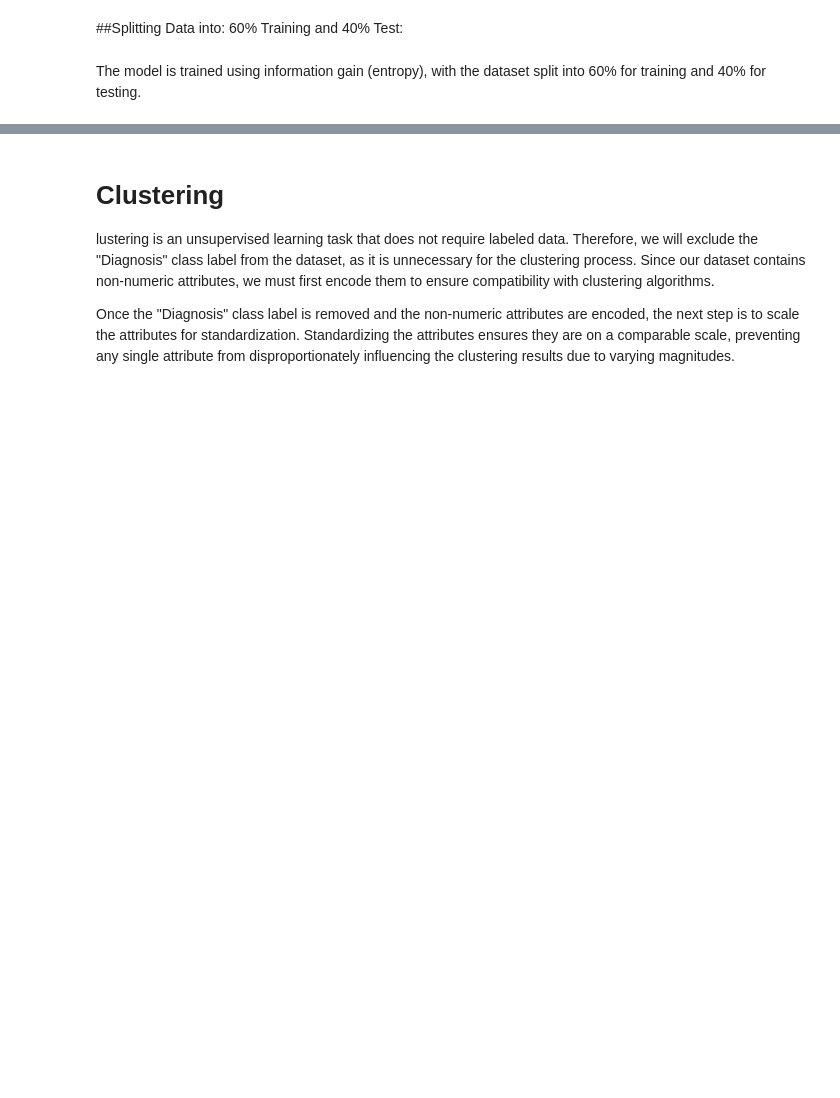
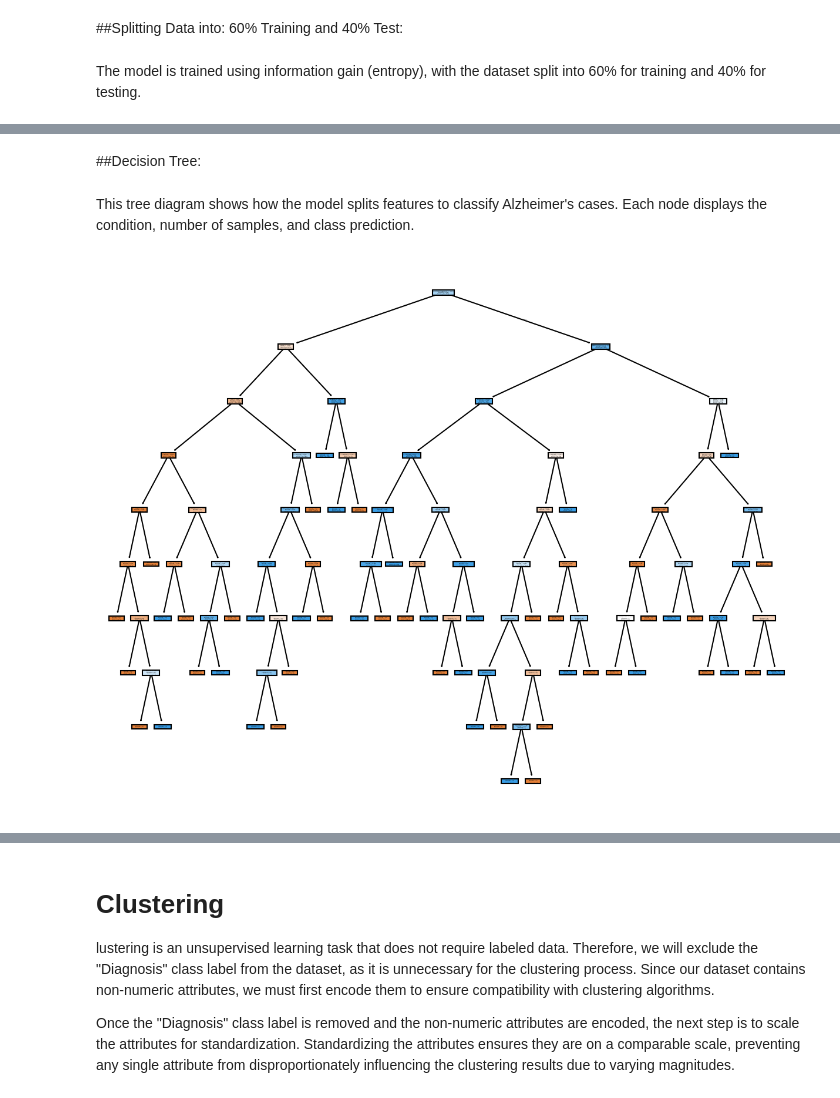
Before and after one commit to leen204/mining-project, a Jupyter notebook: Reports/Phase3.ipynb, the cells around one changed output, grey strips where cells are left out. Drawn from its saved outputs; the diff is of its cells as text; code cells hidden in the pictures; blank space fills up the shorter version.

```diff
--- a/Reports/Phase3.ipynb
+++ b/Reports/Phase3.ipynb
@@ -45,0 +110,19 @@ y_pred_entropy2 = clf2.predict (X_test)
+# %% [markdown]
+##Decision Tree:
+# %% [markdown]
+This tree diagram shows how the model splits features to classify Alzheimer's cases. Each node displays the condition, number of samples, and class prediction.
+# %%
+fig, axes = plt.subplots(nrows=1, ncols=1, figsize=(10, 8), dpi=150)
+
+# تحديث أسماء الفئات حسب المشروع
+class_labels = {1: '1(Alzheimer’s)', 0: '0(No Alzheimer’s)'}
+
+# رسم الشجرة باستخدام النموذج المدرب
+tree.plot_tree(clf2,feature_names=fn,class_names=[class_labels[1], class_labels[0]], filled=True)
+
+clf_entropy = DecisionTreeClassifier(criterion='entropy', random_state=1)
+clf_entropy = clf_entropy.fit(X_train, y_train)
+
+plt.show()
+# %% [output]
+[figure, added]
```
Also changed, not shown: parts of 16 cells of this notebook.
